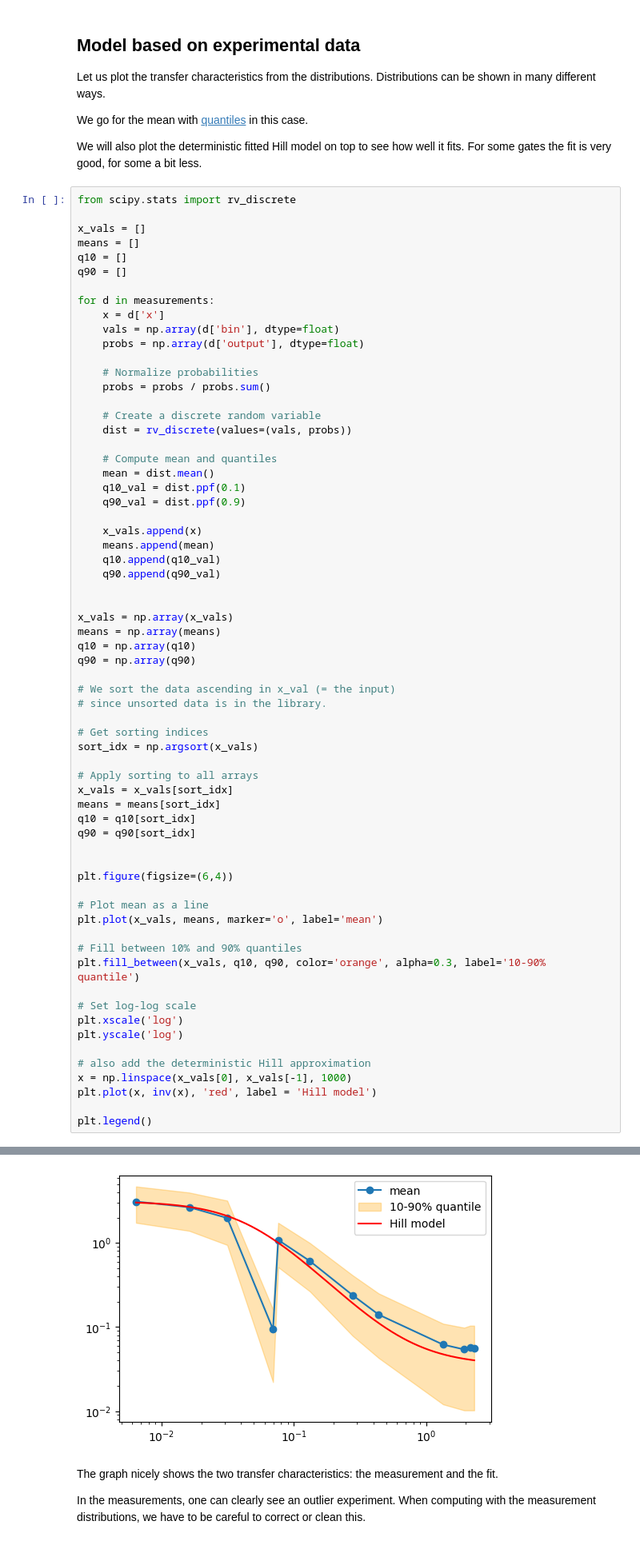
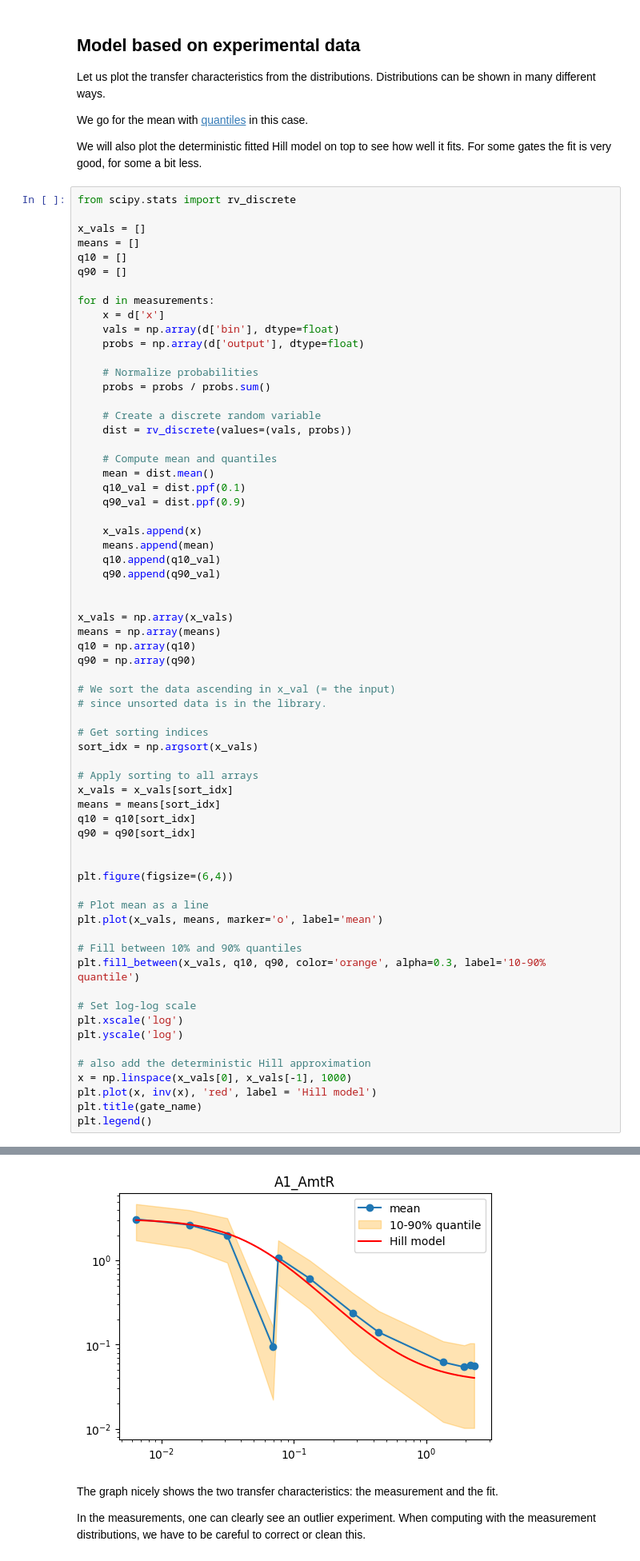
Before and after one commit to BioDisCo/computational_bioengineering, a Jupyter notebook: ps_gates/notes.ipynb, the cells around one changed output, grey strips where cells are left out. Shown at 80% size. Saved outputs shown, nothing was run; the diff lists cells and outputs as text.

Commit message:
finsihed gates

```diff
--- a/ps_gates/notes.ipynb
+++ b/ps_gates/notes.ipynb
@@ -465,35 +465,35 @@ q90 = np.array(q90)
 # since unsorted data is in the library.
 
 # Get sorting indices
 sort_idx = np.argsort(x_vals)
 
 # Apply sorting to all arrays
 x_vals = x_vals[sort_idx]
 means = means[sort_idx]
 q10 = q10[sort_idx]
 q90 = q90[sort_idx]
 
 
 plt.figure(figsize=(6,4))
 
 # Plot mean as a line
 plt.plot(x_vals, means, marker='o', label='mean')
 
 # Fill between 10% and 90% quantiles
 plt.fill_between(x_vals, q10, q90, color='orange', alpha=0.3, label='10-90% quantile')
 
 # Set log-log scale
 plt.xscale('log')
 plt.yscale('log')
 
 # also add the deterministic Hill approximation
 x = np.linspace(x_vals[0], x_vals[-1], 1000)
 plt.plot(x, inv(x), 'red', label = 'Hill model')
-
+plt.title(gate_name)
 plt.legend()
 # %% [output]
 <matplotlib.legend.Legend at 0x...>
-[figure, old version]
+[figure, new version]
 # %% [markdown]
 The graph nicely shows the two transfer characteristics: the measurement and the fit.
 
```
Also changed, not shown: 5 other files.
